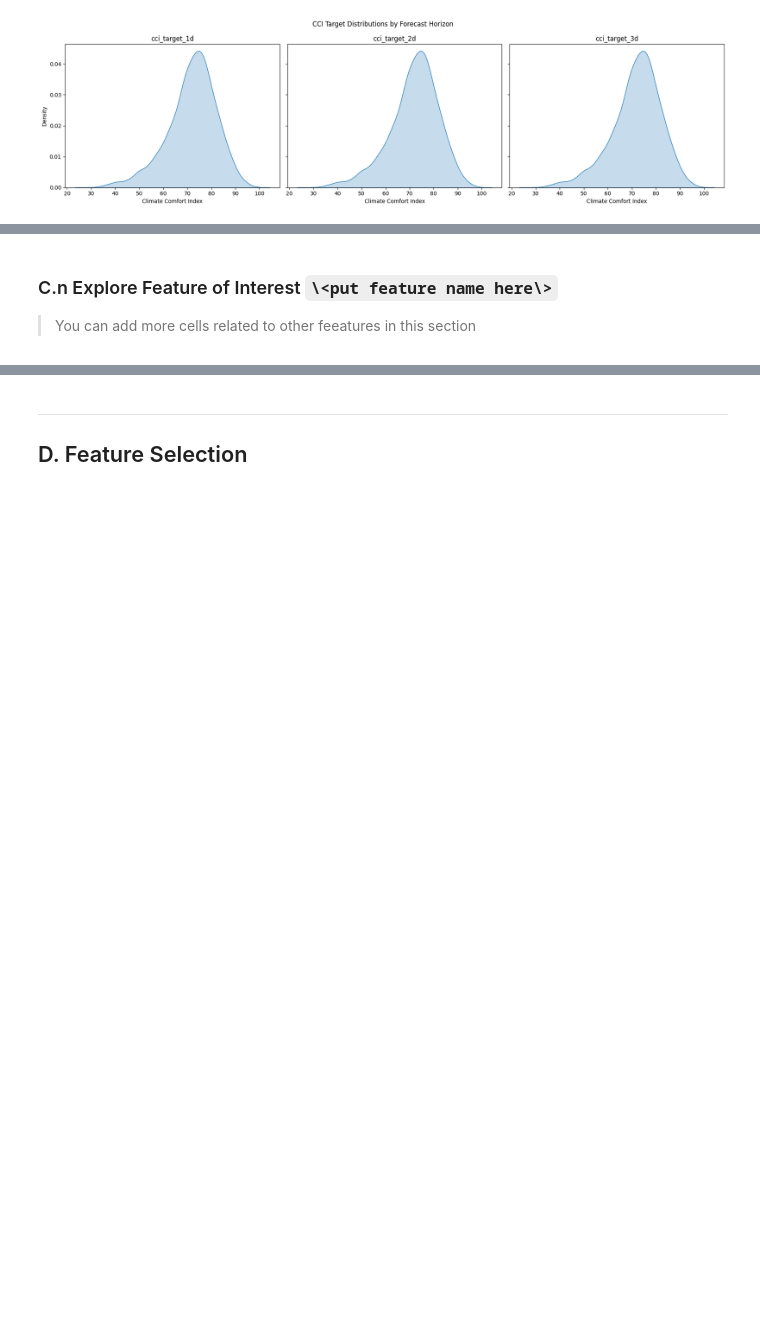
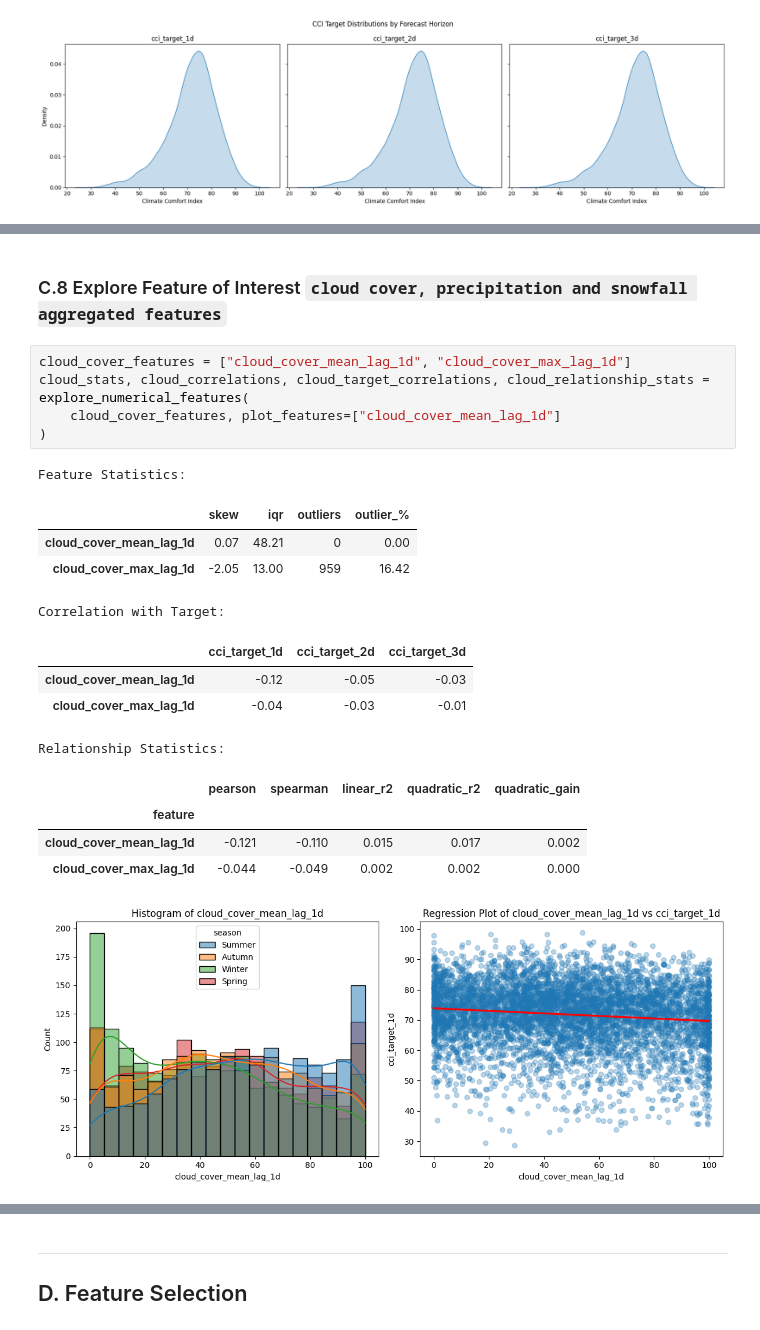
Before and after one commit to RP28/36120-26SP-AT2-26294153-experiments, a Jupyter notebook: notebooks/comfort_climate/36120_26SP_AT2_26294153_experiment_1.ipynb, the cells around one changed output, grey strips where cells are left out. Saved outputs shown, nothing was run; the diff lists cells and outputs as text; blank space fills up the shorter version.

```diff
--- a/notebooks/comfort_climate/36120_26SP_AT2_26294153_experiment_1.ipynb
+++ b/notebooks/comfort_climate/36120_26SP_AT2_26294153_experiment_1.ipynb
@@ -385,4 +678,22 @@ print_tile(size="h3", key='feature_n_insights', value=feature_n_insights)
-# %% [markdown]
-### C.n Explore Feature of Interest `\<put feature name here\>`
-
-> You can add more cells related to other feeatures in this section
+# %% [markdown]
+### C.8 Explore Feature of Interest `cloud cover, precipitation and snowfall aggregated features`
+# %%
+cloud_cover_features = ["cloud_cover_mean_lag_1d", "cloud_cover_max_lag_1d"]
+cloud_stats, cloud_correlations, cloud_target_correlations, cloud_relationship_stats = explore_numerical_features(
+    cloud_cover_features, plot_features=["cloud_cover_mean_lag_1d"]
+)
+# %% [output]
+Feature Statistics:
+|  | skew | iqr | outliers | outlier_% |
+| cloud_cover_mean_lag_1d | 0.07 | 48.21 | 0 | 0.00 |
+| cloud_cover_max_lag_1d | -2.05 | 13.00 | 959 | 16.42 |
+Correlation with Target:
+|  | cci_target_1d | cci_target_2d | cci_target_3d |
+| cloud_cover_mean_lag_1d | -0.12 | -0.05 | -0.03 |
+| cloud_cover_max_lag_1d | -0.04 | -0.03 | -0.01 |
+Relationship Statistics:
+|  | pearson | spearman | linear_r2 | quadratic_r2 | quadratic_gain |
+| feature |  |  |  |  |  |
+| cloud_cover_mean_lag_1d | -0.121 | -0.110 | 0.015 | 0.017 | 0.002 |
+| cloud_cover_max_lag_1d | -0.044 | -0.049 | 0.002 | 0.002 | 0.000 |
+[figure, added]
```
Also changed, not shown: parts of 213 cells of this notebook, 11 other files.
